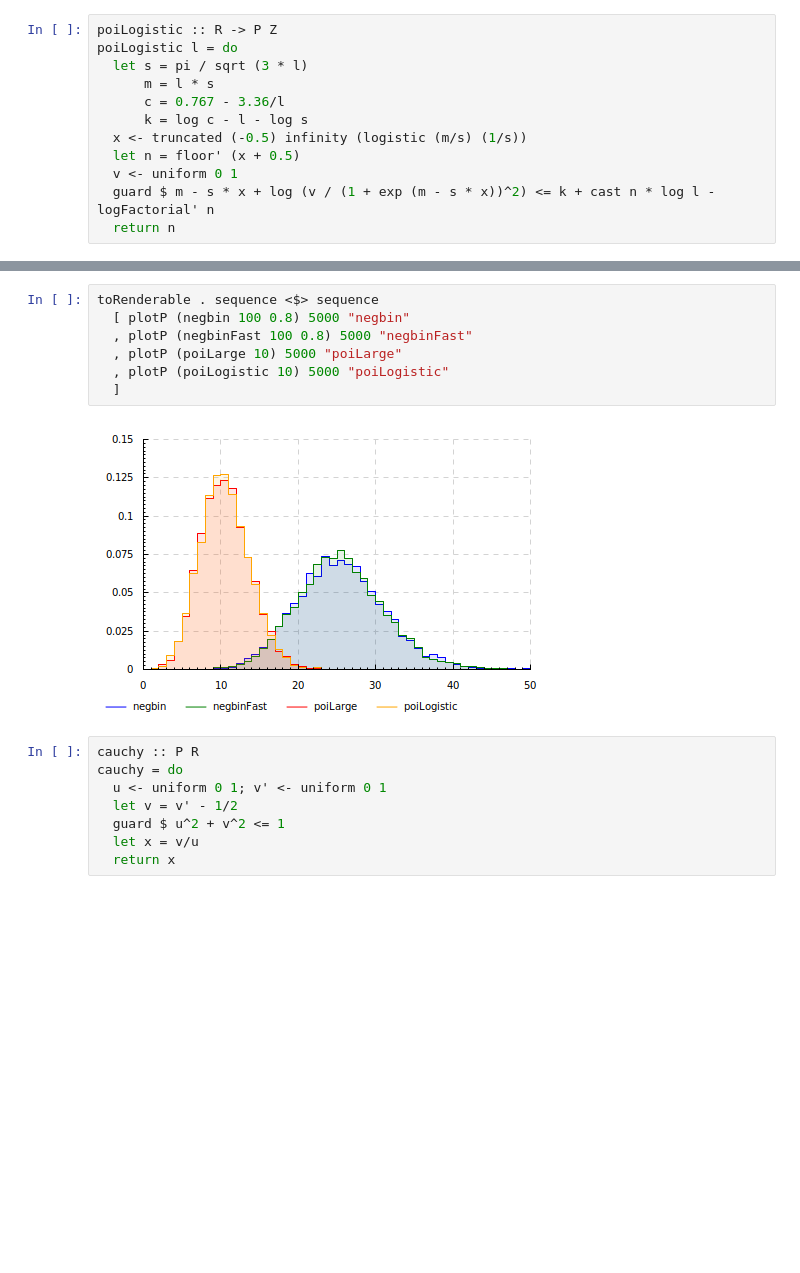
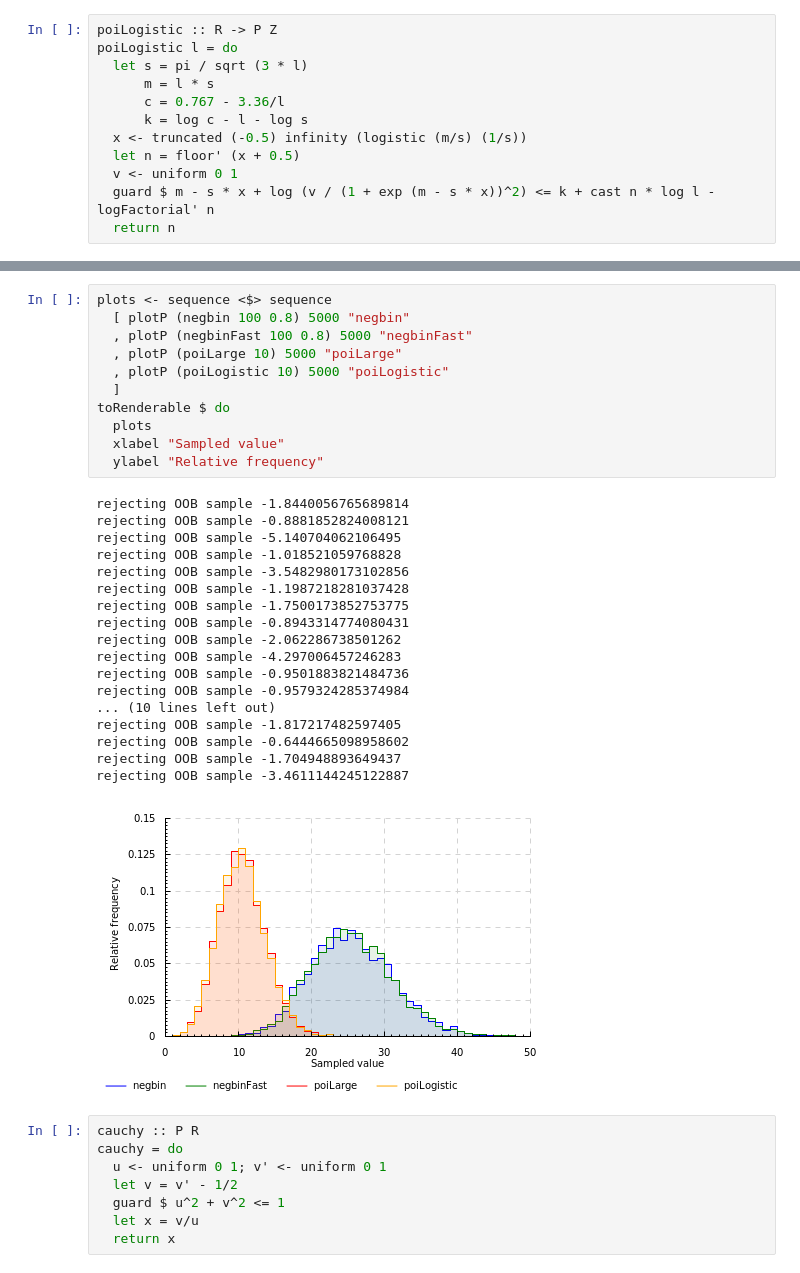
Before and after one commit to davidar/stochaskell, a Jupyter notebook: mchb.ipynb, the cells around one changed output, grey strips where cells are left out. Cells and saved outputs as stored; diff of their text form; blank space fills up the shorter version.

```diff
--- a/mchb.ipynb
+++ b/mchb.ipynb
@@ -81,12 +81,33 @@ simulate (poiLogistic 10)
 # %%
-toRenderable . sequence <$> sequence
+plots <- sequence <$> sequence
   [ plotP (negbin 100 0.8) 5000 "negbin"
   , plotP (negbinFast 100 0.8) 5000 "negbinFast"
   , plotP (poiLarge 10) 5000 "poiLarge"
   , plotP (poiLogistic 10) 5000 "poiLogistic"
   ]
+toRenderable $ do
+  plots
+  xlabel "Sampled value"
+  ylabel "Relative frequency"
 # %% [output]
+rejecting OOB sample -1.8440056765689814
+rejecting OOB sample -0.8881852824008121
+rejecting OOB sample -5.140704062106495
+rejecting OOB sample -1.018521059768828
+rejecting OOB sample -3.5482980173102856
+rejecting OOB sample -1.1987218281037428
+rejecting OOB sample -1.7500173852753775
+rejecting OOB sample -0.8943314774080431
+rejecting OOB sample -2.062286738501262
+rejecting OOB sample -4.297006457246283
+rejecting OOB sample -0.9501883821484736
+rejecting OOB sample -0.9579324285374984
+... (10 lines left out)
+rejecting OOB sample -1.817217482597405
+rejecting OOB sample -0.6444665098958602
+rejecting OOB sample -1.704948893649437
+rejecting OOB sample -3.4611144245122887
-[figure, old version]
+[figure, new version]
 # %%
 cauchy :: P R
 cauchy = do
```
Also changed, not shown: parts of 11 cells of this notebook, 2 other files.
